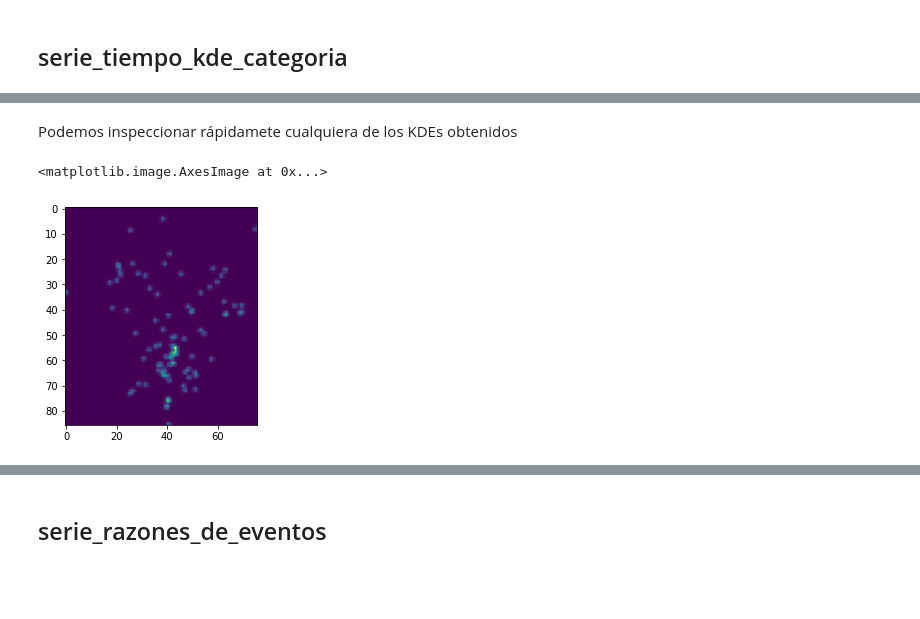
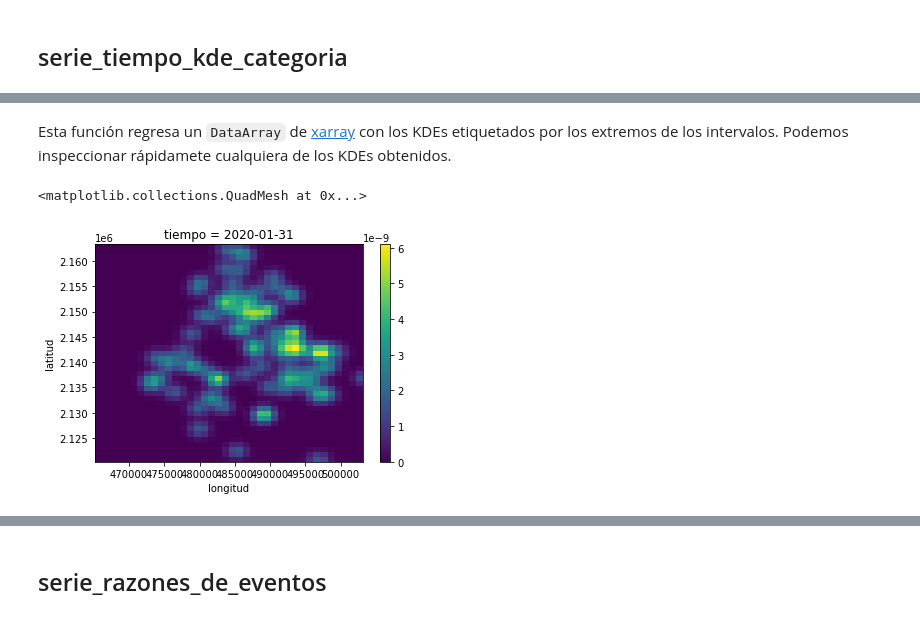
Before and after one commit to CentroGeo/criminologia_cdmx, a Jupyter notebook: 01_patrones_espacio_temporales.ipynb, the cells around one changed output, grey strips where cells are left out. Saved outputs shown, nothing was run; the diff lists cells and outputs as text; code cells hidden in the pictures; blank space fills up the shorter version.

Commit message:
Completo el refactor para usar xarray.

```diff
--- a/01_patrones_espacio_temporales.ipynb
+++ b/01_patrones_espacio_temporales.ipynb
@@ -154,7 +154,8 @@ ax = ax.plot_surface(xx, yy, zz,cmap='viridis', edgecolor='none')
 # %%
 # export
 def malla_comun(datos, size):
-    """ Regresa la malla más pequeña (de tamaño size) que contiene a todos los datos.
+    """ Regresa las mallas (formato np y xarray) más pequeñas (de tamaño size)
+        que contienen a todos los datos.
 
         Args:
             datos(list(GeoDataGrames)): lista con los datos para la malla común.
@@ -166,7 +167,7 @@ def malla_comun(datos, size):
     xgrid = np.arange(xmin, xmax, size)
     ygrid = np.arange(ymin, ymax, size)
     X, Y = np.meshgrid(xgrid, ygrid)
-    return (X, Y)
+    return {'xr_grid':(xgrid, ygrid), 'np_grid':(X,Y)}
 # %% [markdown]
 Esta función se usa dentro de `serie_tiempo_kde_categoria` y no se llama directamente.
 # %% [markdown]
@@ -178,6 +179,7 @@ def get_lista_datos(carpetas, fechas, categorias, offset):
         para la categoría seleccionada.
 
     """
+    fechas = fechas.copy()
     fecha_inicio = fechas[0] - pd.to_timedelta(offset)
     fechas.insert(0, fecha_inicio)
     intervalos = [(fechas[i-1], f) for i, f in enumerate(fechas[1:],1)]
@@ -207,17 +209,20 @@ datos[0].head()
 ## serie_tiempo_kde_categoria
 # %%
 # export
-def serie_tiempo_kde_categoria(datos, size,
+def serie_tiempo_kde_categoria(carpetas, fechas, size, categorias, offset,
                                malla = None,
                                grid_search={'bandwidth': np.linspace(10, 10000, 100)},
                                bw=None):
     """ Ajusta kdes egregando los datos sobre cada categoria e intervalo de fecha.
 
        Args:
-           datos list(GeoDataFrame): Lista con los datos para cada intervalo a procesar
+           carpetas (GeoDataFrame): Incidentes (carpetas/victimas), si viene `malla` se ignora size
+           size (float): Tamaño de la celda (en las unidades de la proyección)
+           fechas list(pd.datetime): extremos (derechos) de los intervalos de tiempo
            categorias: Lista de categorías para calcular el KDE
-           offset: intervalo para agregar antes de la primera fecha, p.ej: "30 days" si los intervalos son mensuales
-           size (float): Tamaño de la celda (en las unidades de la proyección)
+           offset: intervalo para agregar antes de la primera fecha,
+                   p.ej: "30 days" si los intervalos son mensuales
+           malla (dict): Obtenida con `malla_comun`.
            grid_search: {'bandwidth': np.linspace(0.001, 0.1, 100)} valores para ajustar el bandwidth (se usa sólo si bandwidth es nulo)
            bandwidth: Si no se especifica grid_search, se tiene que dar un valor de bandwidth
            **kwargs: argumentos extra que se pasan a `kde2D`
@@ -225,14 +230,25 @@ def serie_tiempo_kde_categoria(datos, size,
        returns:
        (xx, yy) [zz]: la tupla (xx, yy) es el grid común de los kdes, la lista contiene los valores de z para cada intervalo
     """
+    datos = get_lista_datos(carpetas, fechas, categorias, "30 days")
     if malla is None:
         malla = malla_comun(datos, size)
     if bw is None:
         bw = ajusta_bandwidth_kde(datos_intervalo, size, grid_search)
-    kde2D_p = lambda d: kde2D(d, bw, size=size, malla=malla)
+    kde2D_p = lambda d: kde2D(d, bw, size=size, malla=malla['np_grid'])
     kdes = map(kde2D_p, datos)
     kdes = [k[2] for k in kdes]
-    return malla[0], malla[1], kdes
+    tiempo = fechas
+    serie_kde = np.array(kdes)
+    lat = malla['xr_grid'][1]
+    lon = malla['xr_grid'][0]
+    serie_kde = xr.DataArray(serie_kde,
+                             coords={"latitud":lat, "longitud":lon, 'tiempo':tiempo},
+                             dims=["tiempo","latitud", "longitud"])
+    return serie_kde
 # %%
-xx, yy, kdes = serie_tiempo_kde_categoria(datos, 500, bw=300)
-assert type(kdes[0]) == np.ndarray
+fechas = pd.date_range(start='1/1/2020', end='3/1/2020', freq='M').to_list()
+categorias = ["Homicidios dolosos"]
+xr_kde = serie_tiempo_kde_categoria(carpetas, fechas, 1000, categorias, "30 days", bw=1000)
+assert type(xr_kde) == xr.DataArray
+xr_kde
@@ -239,7 +273,7 @@ assert type(kdes[0]) == np.ndarray
 # %% [markdown]
-Podemos inspeccionar rápidamete cualquiera de los KDEs obtenidos
+Esta función regresa un `DataArray` de [xarray](https://docs.xarray.dev/en/stable/index.html) con los KDEs etiquetados por los extremos de los intervalos. Podemos inspeccionar rápidamete cualquiera de los KDEs obtenidos.
 # %%
-plt.imshow(kdes[1])
+xr_kde.isel(tiempo=0).plot()
 # %% [output]
-<matplotlib.image.AxesImage at 0x...>
+<matplotlib.collections.QuadMesh at 0x...>
-[figure, old version]
+[figure, new version]
```
Also changed, not shown: parts of 18 cells of this notebook, 4 other files.
